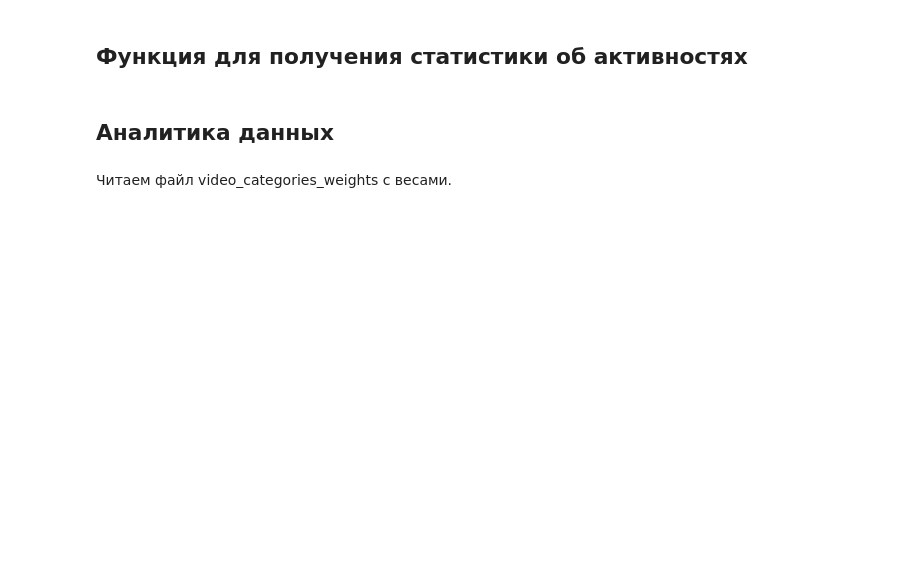
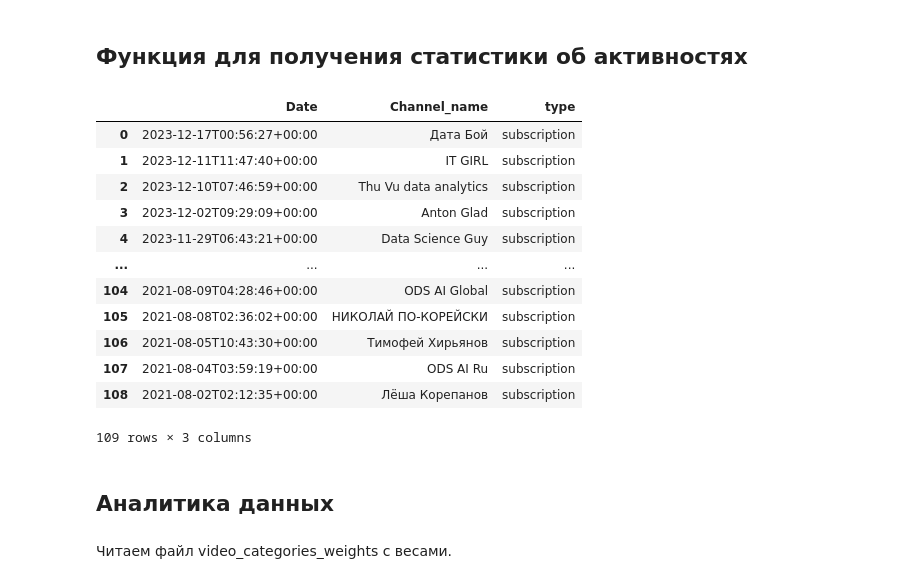
Before and after one commit to WillAgeG/hack_lct_2023, a Jupyter notebook: v1_YT_Analitics.ipynb, the cells around one changed output. Cells and saved outputs as stored; diff of their text form; code cells hidden in the pictures; blank space fills up the shorter version.

```diff
--- a/v1_YT_Analitics.ipynb
+++ b/v1_YT_Analitics.ipynb
@@ -196,7 +223,21 @@ def get_activities_stats(youtube, channel_id):
 # %%
 activities_statistics = get_activities_stats(youtube, channel_id)
 activities_data = pd.DataFrame(activities_statistics)
-# activities_data
+activities_data
+# %% [output]
+|  | Date | Channel_name | type |
+| 0 | 2023-12-17T00:56:27+00:00 | Дата Бой | subscription |
+| 1 | 2023-12-11T11:47:40+00:00 | IT GIRL | subscription |
+| 2 | 2023-12-10T07:46:59+00:00 | Thu Vu data analytics | subscription |
+| 3 | 2023-12-02T09:29:09+00:00 | Anton Glad | subscription |
+| 4 | 2023-11-29T06:43:21+00:00 | Data Science Guy | subscription |
+| ... | ... | ... | ... |
+| 104 | 2021-08-09T04:28:46+00:00 | ODS AI Global | subscription |
+| 105 | 2021-08-08T02:36:02+00:00 | НИКОЛАЙ ПО-КОРЕЙСКИ | subscription |
+| 106 | 2021-08-05T10:43:30+00:00 | Тимофей Хирьянов | subscription |
+| 107 | 2021-08-04T03:59:19+00:00 | ODS AI Ru | subscription |
+| 108 | 2021-08-02T02:12:35+00:00 | Лёша Корепанов | subscription |
+109 rows × 3 columns
 # %% [markdown]
 ## Аналитика данных
 # %% [markdown]
```
Also changed, not shown: parts of 97 cells of this notebook.
